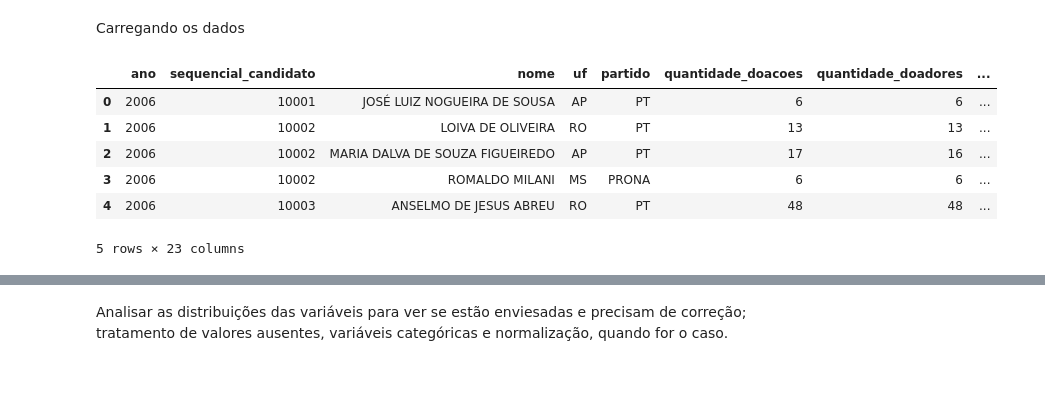
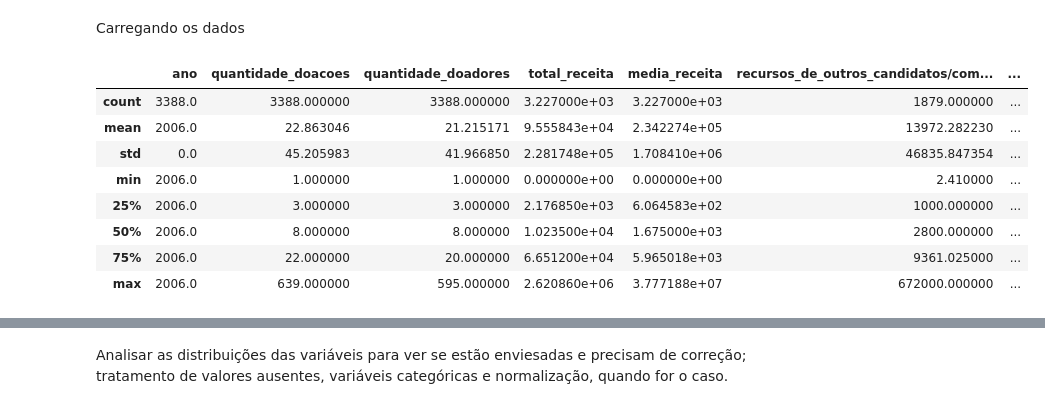
Before and after one commit to alananeo/votacao_ml, a Jupyter notebook: tarefa.ipynb, the cells around one changed output, grey strips where cells are left out. Cells and saved outputs as stored; diff of their text form; code cells hidden in the pictures; blank space fills up the shorter version.

```diff
--- a/tarefa.ipynb
+++ b/tarefa.ipynb
@@ -15,16 +15,24 @@ from scipy.stats.stats import pearsonr
 # %% [markdown]
 Carregando os dados
 # %%
-train = pd.read_csv("data/eleicoes_2006_TREINO_CONFIGURADO_LIBRE.csv")
-test = pd.read_csv("data/eleicoes_2010_TESTE_CONFIGURADO_LIBRE.csv")
+train = pd.read_csv("data/eleicoes_2006_TREINO_CONFIGURADO_LIBRE.csv", index_col="nome")
+del train['sequencial_candidato']
+del train['cargo']
+
+test = pd.read_csv("data/eleicoes_2010_TESTE_CONFIGURADO_LIBRE.csv", index_col="nome")
+del test['sequencial_candidato']
+del test['cargo']
+
 all_data = pd.concat((train.loc[:,'ano':'votos'], test.loc[:,'ano':'votos']))
 # %%
-train.head()
+train.describe()
 # %% [output]
-|  | ano | sequencial_candidato | nome | uf | partido | quantidade_doacoes | quantidade_doadores | ... |
-| 0 | 2006 | 10001 | JOSÉ LUIZ NOGUEIRA DE SOUSA | AP | PT | 6 | 6 | ... |
-| 1 | 2006 | 10002 | LOIVA DE OLIVEIRA | RO | PT | 13 | 13 | ... |
-| 2 | 2006 | 10002 | MARIA DALVA DE SOUZA FIGUEIREDO | AP | PT | 17 | 16 | ... |
-| 3 | 2006 | 10002 | ROMALDO MILANI | MS | PRONA | 6 | 6 | ... |
-| 4 | 2006 | 10003 | ANSELMO DE JESUS ABREU | RO | PT | 48 | 48 | ... |
+|  | ano | quantidade_doacoes | quantidade_doadores | total_receita | media_receita | recursos_de_outros_candidatos/com... | ... |
+| count | 3388.0 | 3388.000000 | 3388.000000 | 3.227000e+03 | 3.227000e+03 | 1879.000000 | ... |
+| mean | 2006.0 | 22.863046 | 21.215171 | 9.555843e+04 | 2.342274e+05 | 13972.282230 | ... |
+| std | 0.0 | 45.205983 | 41.966850 | 2.281748e+05 | 1.708410e+06 | 46835.847354 | ... |
+| min | 2006.0 | 1.000000 | 1.000000 | 0.000000e+00 | 0.000000e+00 | 2.410000 | ... |
+| 25% | 2006.0 | 3.000000 | 3.000000 | 2.176850e+03 | 6.064583e+02 | 1000.000000 | ... |
+| 50% | 2006.0 | 8.000000 | 8.000000 | 1.023500e+04 | 1.675000e+03 | 2800.000000 | ... |
+| 75% | 2006.0 | 22.000000 | 20.000000 | 6.651200e+04 | 5.965018e+03 | 9361.025000 | ... |
+| max | 2006.0 | 639.000000 | 595.000000 | 2.620860e+06 | 3.777188e+07 | 672000.000000 | ... |
-5 rows × 23 columns
```
Also changed, not shown: parts of 45 cells of this notebook, 1 other file.
